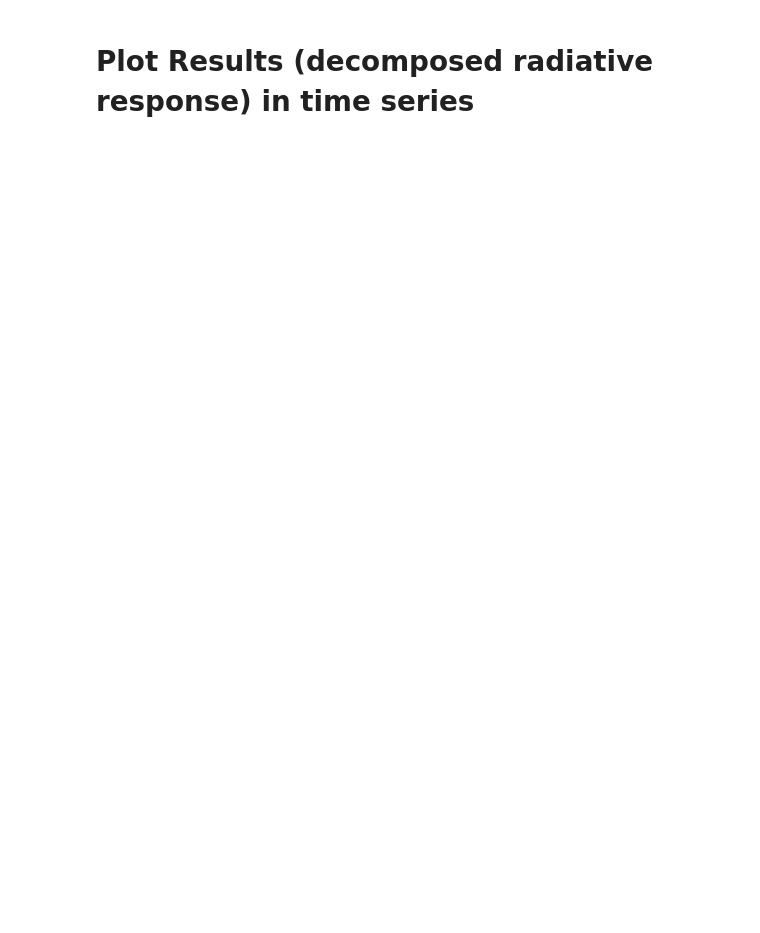
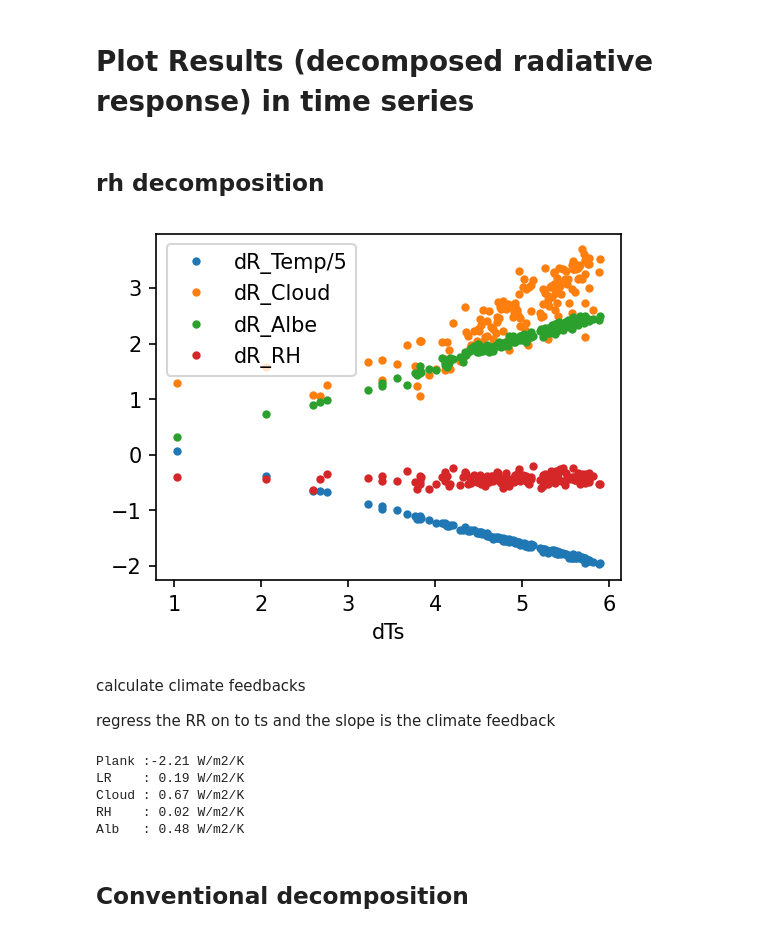
Before and after one commit to ChenggongWang/Radiative_Response_with_Radiative_Kernel, a Jupyter notebook: R3k_example.ipynb, the cells around one changed output. Drawn from its saved outputs; the diff is of its cells as text; code cells hidden in the pictures; blank space fills up the shorter version.

Commit message:
example for RH decomposition

```diff
--- a/R3k_example.ipynb
+++ b/R3k_example.ipynb
@@ -49,23 +48,33 @@ My practice: bring(regrid) the data to kernels.
 >2. GFDL-CM4 piControl
 >3. 4xCO2 experiment
 # %%
-# this is for example data
-# create your own function for your data
+
 def read_postprocessed_data_example():
+    """
+    This function read and process example data.
+    Please create your own function for your data.
+    The required variables are: ta hus ts rlut rsdt rsut rlutcs rsutcs rsus rsds, which in CMIP6 standard name (ref: https://pcmdi.llnl.gov/mips/cmip3/variableList.html#overview)
+
+    Return:
+        var_cont: dict of variables (monthly climatology of the control experiment. dim: [month,plev,lat,lon], month.size=12)
+        var_pert: dict of variables (monthly data of the perturbation experiment. dim: [time,plev,lat,lon], time.size=yearx12)
+    """
+    # CMIP6 standard name,
+    # ref: https://pcmdi.llnl.gov/mips/cmip3/variableList.html#overview
     var_list = 'ta hus ts rlut rsdt rsut rlutcs rsutcs rsus rsds'.split()
-    # control data in dictionary {var: xarray,...}
-    # Coordinate: [month,plev,lat,lon] month.size=12
+    # control data in a dictionary {var1: DataArray,...}
     var_cont = {}
     for var in var_list:
         filepath = f"./data/piControl/GFDL-CM4/{var}.mon.0001-0200.ltm.nc.r1i1p1f1.2x2.5.2021052021"
         var_cont[var] =  xr.open_dataset(filepath)[var].isel(model=0).load() # load into memory
-    # perturbation data in dictionary {var: xarray,...}
-    # Coordinate: [time,plev,lat,lon], time.size=yearx12
+    # perturbation data in a dictionary {var1: DataArray,...}
     var_pert = {}
     for var in var_list:
         filepath = f"./data/abrupt-4xCO2/GFDL-CM4/{var}.mon.0001-0150.nc.r1i1p1f1.2x2.5.2021052021"
         var_pert[var] =  xr.open_dataset(filepath)[var].isel(model=0).load() # load into memory
+    # return processed data
     return var_cont, var_pert
+
 # read kernel data
 def read_kernel_file(rk_source='GFDL'):
     rkpath = "./data/kernels_TOA_"+rk_source+"_CMIP6-standard.nc"
@@ -92,3 +98,49 @@ Wall time: 8.5 s
 # %% [markdown]
 # Plot Results (decomposed radiative response) in time series
+# %% [markdown]
+## rh decomposition
+# %%
+dR_temp_gm = (ds_rk['dR_Ta_rh_lw_gm'] + ds_rk['dR_Ta_rh_sw_gm'] + ds_rk['dR_ts_gm']).groupby('time.year').mean('time')
+dR_lr_gm   = (ds_rk['dR_LR_rh_lw_gm'] + ds_rk['dR_LR_rh_sw_gm']  ).groupby('time.year').mean('time')
+dR_clou_gm = (ds_rk['dR_cloud_lw_gm']  + ds_rk['dR_cloud_sw_gm'] ).groupby('time.year').mean('time')
+dR_wv_gm   = (ds_rk['dR_rh_lw_gm']     + ds_rk['dR_rh_sw_gm']    ).groupby('time.year').mean('time')
+dR_albe_gm = ds_rk['dR_alb_gm'].groupby('time.year').mean('time')
+dts_gm     = ds_rk['dts_gm']   .groupby('time.year').mean('time')
+# %%
+plt.close()
+fig0 = plt.figure(figsize=(4,3),dpi=150)
+ax1   = fig0.add_subplot(111)
+ax1.plot(dts_gm,dR_temp_gm/5,'.',label='dR_Temp/5')
+ax1.plot(dts_gm,dR_clou_gm,'.',label='dR_Cloud')
+ax1.plot(dts_gm,dR_albe_gm,'.',label='dR_Albe')
+ax1.plot(dts_gm,dR_wv_gm,'.',label='dR_RH')
+ax1.set_xlabel('dTs')
+plt.legend()
+plt.show()
+# %% [output]
+[figure, added]
+# %% [markdown]
+calculate climate feedbacks
+
+regress the RR on to ts and the slope is the climate feedback
+# %%
+fb_name = ['Plank', 'LR', 'Cloud','RH','Alb']
+dR_list = {
+    'Plank':dR_temp_gm-dR_lr_gm,
+    'LR':dR_lr_gm,
+    'Cloud': dR_clou_gm,
+    'RH':dR_wv_gm,
+    'Alb':dR_albe_gm
+}
+for name in fb_name:
+    fb = stats.linregress(dts_gm, dR_list[name]).slope
+    print(f'{name:6s}:{fb:5.2f} W/m2/K')
+# %% [output]
+Plank :-2.21 W/m2/K
+LR    : 0.19 W/m2/K
+Cloud : 0.67 W/m2/K
+RH    : 0.02 W/m2/K
+Alb   : 0.48 W/m2/K
+# %% [markdown]
+## Conventional decomposition
 # %%
```
Also changed, not shown: parts of 7 cells of this notebook, 2 other files.
